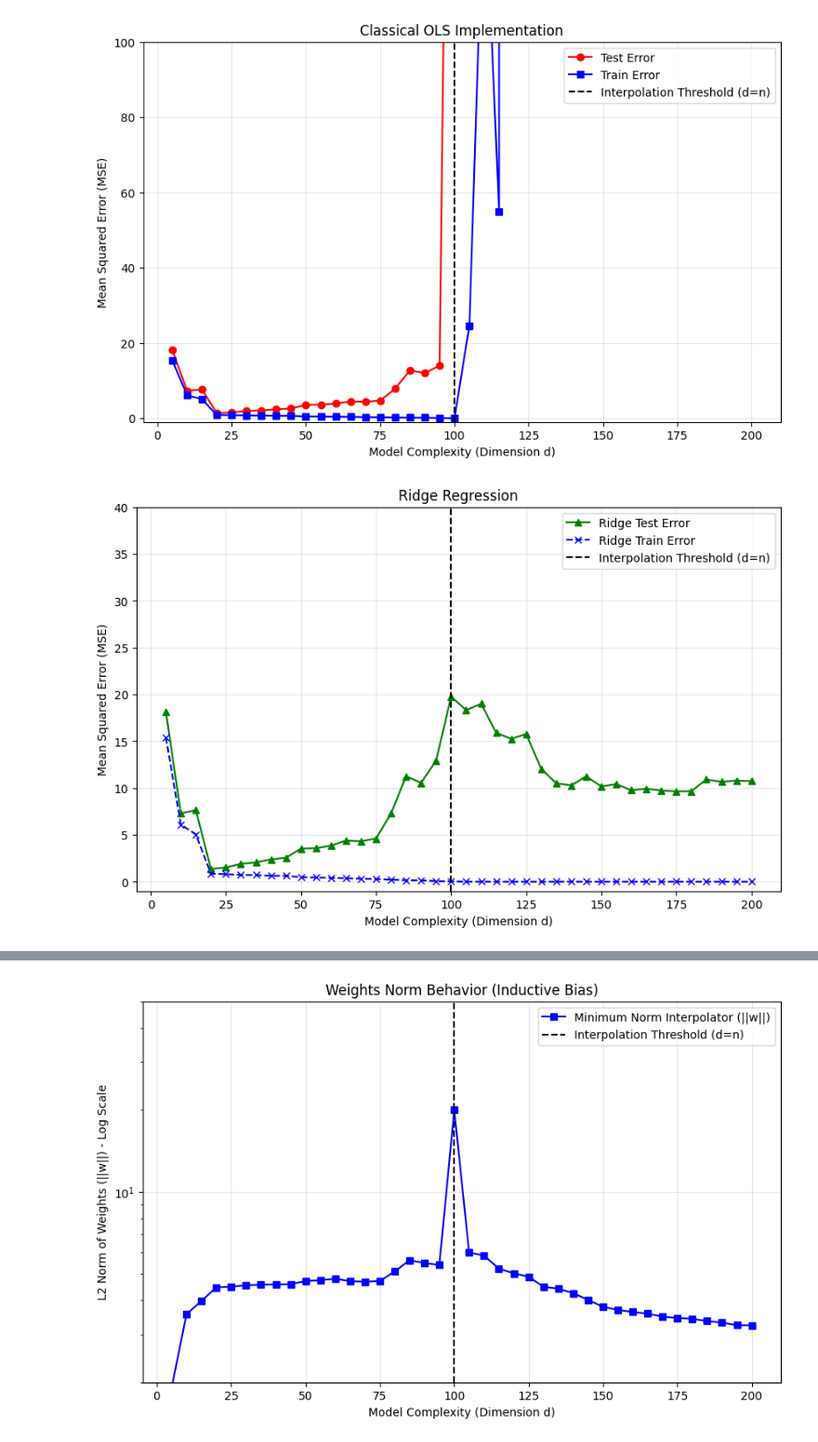
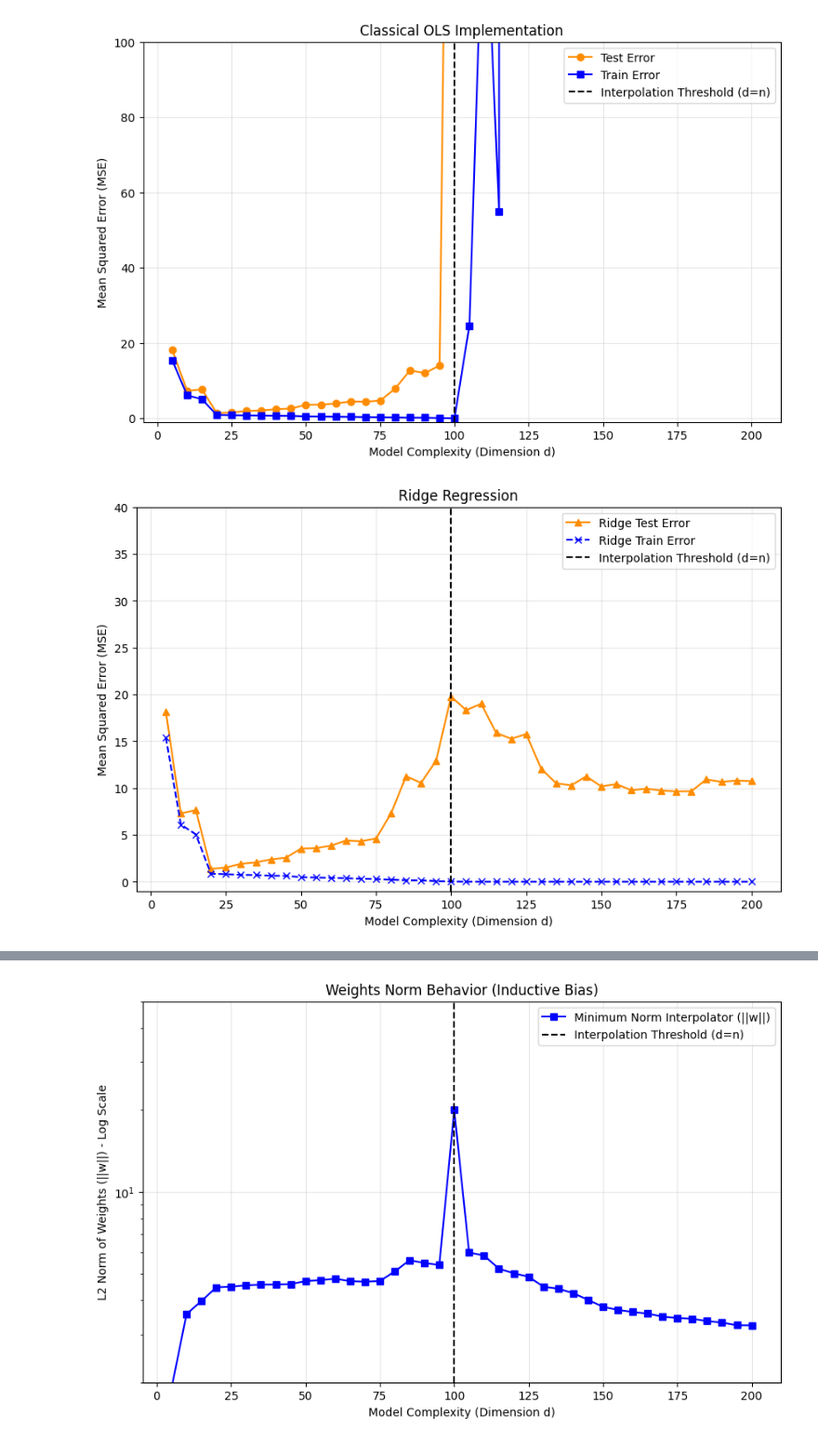
Before and after one commit to comitanigiacomo/double-descent-analysis, a Jupyter notebook: notebooks/double_descent_analysis.ipynb, the cells around one changed output, grey strips where cells are left out. Shown at 93% size. Saved outputs shown, nothing was run; the diff lists cells and outputs as text; code cells hidden in the pictures.

```diff
--- a/notebooks/double_descent_analysis.ipynb
+++ b/notebooks/double_descent_analysis.ipynb
@@ -56,7 +56,7 @@ for d in d_values:
     test_errors.append(compute_mse(y_te, y_pred_te))
 
 plt.figure(figsize=(10, 6))
-plt.plot(d_values, test_errors, label='Test Error', color='red', marker='o')
+plt.plot(d_values, test_errors, label='Test Error', color='darkorange', marker='o')
 plt.plot(d_values, train_errors, label='Train Error', color='blue', marker='s')
 plt.axvline(x=n, color='black', linestyle='--', label='Interpolation Threshold (d=n)')
 
@@ -68,7 +68,7 @@ plt.legend()
 plt.grid(True, alpha=0.3)
 plt.show()
 # %% [output]
-[figure, old version]
+[figure, new version]
 # %%
 def fit_ridge_classical(X, y, alpha=0.1):
     d = X.shape[1]
@@ -102,20 +102,20 @@ for d in d_values:
 # %%
 plt.figure(figsize=(10, 6))
 
-plt.plot(d_values, ridge_test_errors, label='Ridge Test Error', color='green', marker='^')
+plt.plot(d_values, ridge_test_errors, label='Ridge Test Error', color='darkorange', marker='^')
 plt.plot(d_values, ridge_train_errors, label='Ridge Train Error', color='blue', marker='x', linestyle='--')
 
 plt.axvline(x=n, color='black', linestyle='--', label='Interpolation Threshold (d=n)')
 
 plt.ylim(-1, 40)
 plt.xlabel('Model Complexity (Dimension d)')
 plt.ylabel('Mean Squared Error (MSE)')
 plt.title('Ridge Regression')
 plt.legend()
 plt.grid(True, alpha=0.3)
 plt.show()
 # %% [output]
-[figure, old version]
+[figure, new version]
 # %%
 plt.figure(figsize=(10, 6))
 
```
Also changed, not shown: parts of 4 cells of this notebook.
